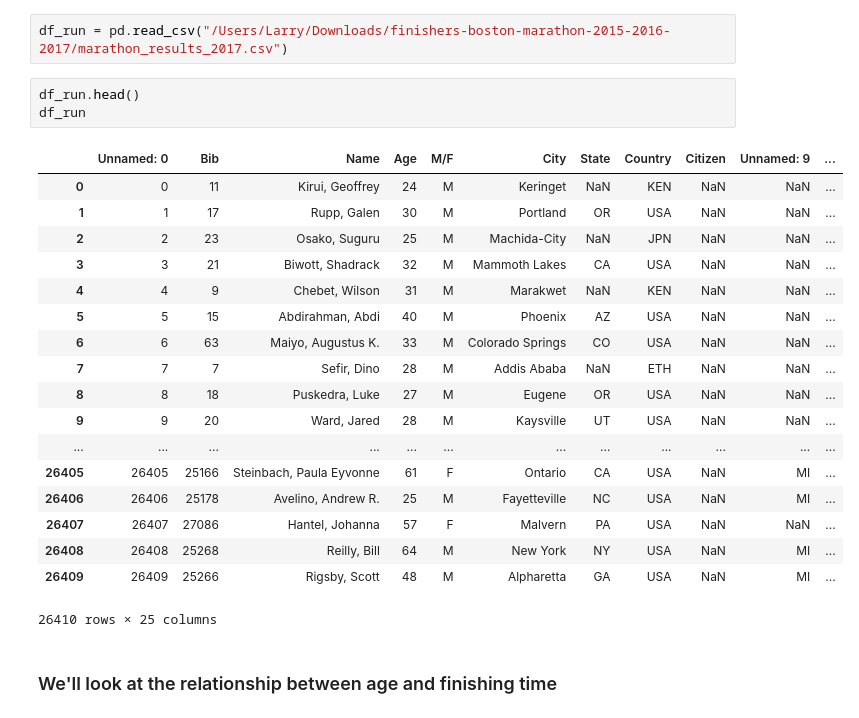
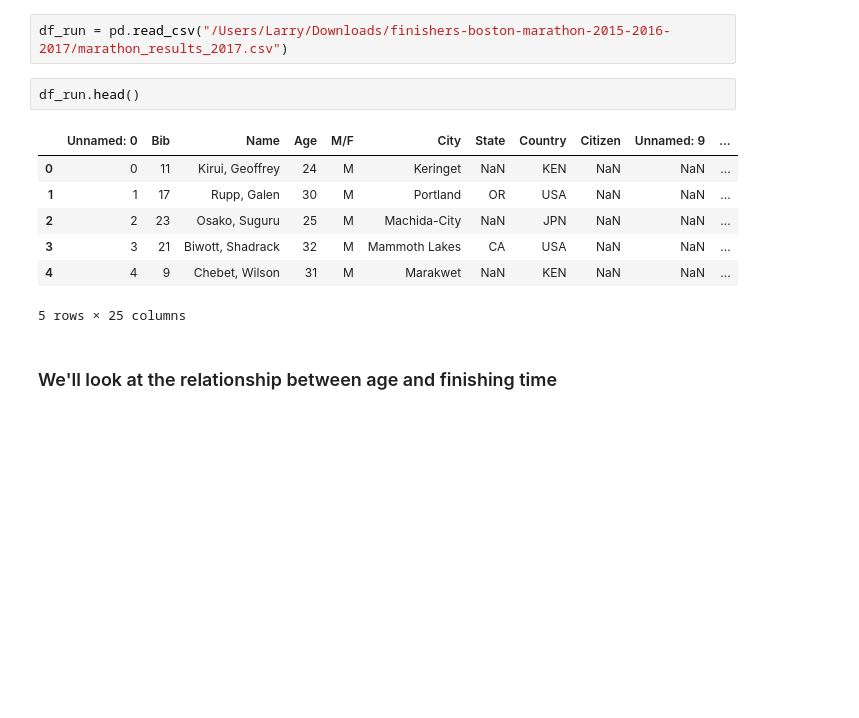
Before and after one commit to Epist/Validation_Lecture, a Jupyter notebook: Validation_Lecture.ipynb, the cells around one changed output. Drawn from its saved outputs; the diff is of its cells as text; blank space fills up the shorter version.

```diff
--- a/Validation_Lecture.ipynb
+++ b/Validation_Lecture.ipynb
@@ -17,26 +18,14 @@ https://www.kaggle.com/rojour/boston-results
 df_run = pd.read_csv("/Users/Larry/Downloads/finishers-boston-marathon-2015-2016-2017/marathon_results_2017.csv")
 # %%
 df_run.head()
-df_run
 # %% [output]
 |  | Unnamed: 0 | Bib | Name | Age | M/F | City | State | Country | Citizen | Unnamed: 9 | ... |
 | 0 | 0 | 11 | Kirui, Geoffrey | 24 | M | Keringet | NaN | KEN | NaN | NaN | ... |
 | 1 | 1 | 17 | Rupp, Galen | 30 | M | Portland | OR | USA | NaN | NaN | ... |
 | 2 | 2 | 23 | Osako, Suguru | 25 | M | Machida-City | NaN | JPN | NaN | NaN | ... |
 | 3 | 3 | 21 | Biwott, Shadrack | 32 | M | Mammoth Lakes | CA | USA | NaN | NaN | ... |
 | 4 | 4 | 9 | Chebet, Wilson | 31 | M | Marakwet | NaN | KEN | NaN | NaN | ... |
-| 5 | 5 | 15 | Abdirahman, Abdi | 40 | M | Phoenix | AZ | USA | NaN | NaN | ... |
-| 6 | 6 | 63 | Maiyo, Augustus K. | 33 | M | Colorado Springs | CO | USA | NaN | NaN | ... |
-| 7 | 7 | 7 | Sefir, Dino | 28 | M | Addis Ababa | NaN | ETH | NaN | NaN | ... |
-| 8 | 8 | 18 | Puskedra, Luke | 27 | M | Eugene | OR | USA | NaN | NaN | ... |
-| 9 | 9 | 20 | Ward, Jared | 28 | M | Kaysville | UT | USA | NaN | NaN | ... |
-| ... | ... | ... | ... | ... | ... | ... | ... | ... | ... | ... | ... |
-| 26405 | 26405 | 25166 | Steinbach, Paula Eyvonne | 61 | F | Ontario | CA | USA | NaN | MI | ... |
-| 26406 | 26406 | 25178 | Avelino, Andrew R. | 25 | M | Fayetteville | NC | USA | NaN | MI | ... |
-| 26407 | 26407 | 27086 | Hantel, Johanna | 57 | F | Malvern | PA | USA | NaN | NaN | ... |
-| 26408 | 26408 | 25268 | Reilly, Bill | 64 | M | New York | NY | USA | NaN | MI | ... |
-| 26409 | 26409 | 25266 | Rigsby, Scott | 48 | M | Alpharetta | GA | USA | NaN | MI | ... |
-26410 rows × 25 columns
+5 rows × 25 columns
 # %% [markdown]
 ### We'll look at the relationship between age and finishing time
 # %%
```
Also changed, not shown: parts of 12 cells of this notebook.
